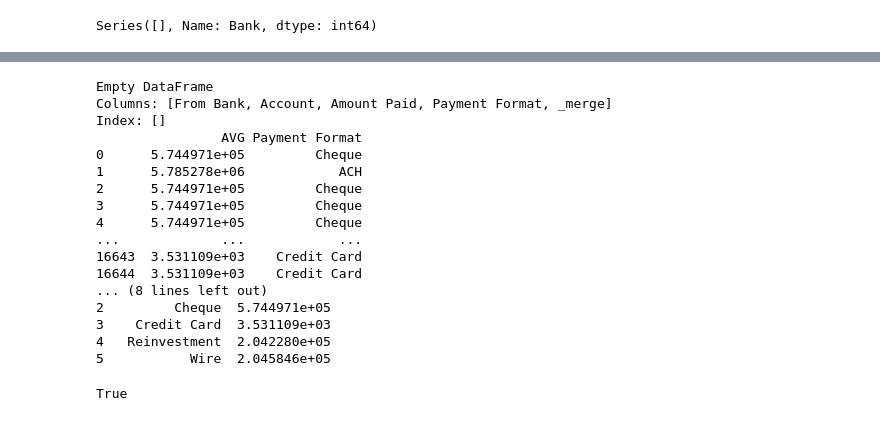
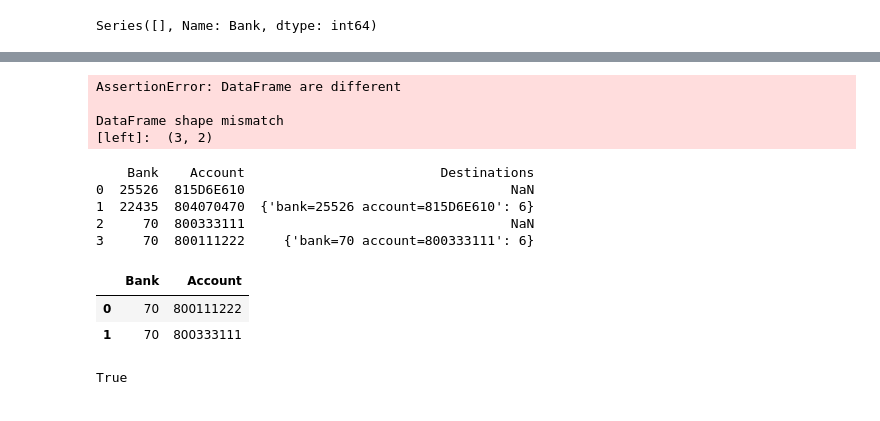
Before and after one commit to Bmorseletto/Tp-Grupal, a Jupyter notebook: money-laundering-analysis.ipynb, the cells around one changed output, grey strips where cells are left out. Cells and saved outputs as stored; diff of their text form; code cells hidden in the pictures.

```diff
--- a/money-laundering-analysis.ipynb
+++ b/money-laundering-analysis.ipynb
@@ -203,36 +211,32 @@ result_q3 = pd.read_csv(f"./output/q3_output_{INPUT_ID}.csv")
 q3_comp1=lower_trans_usd_sept_2nd_with_avg_df.sort_values(by=["From Bank", "Account", "Payment Format", "Amount Paid"], ascending=True).reset_index(drop=True)
 q3_comp2=result_q3.sort_values(by=["From Bank", "Account", "Payment Format", "Amount Paid"], ascending=True).reset_index(drop=True).round(2)
 df = q3_comp1[q3_comp2.columns].merge(q3_comp2, on=q3_comp2.columns.tolist(), how='outer', suffixes=['', '_'], indicator=True)
-print(df[df['_merge'] != 'both'])
-print(trans_usd_sept_2nd_with_avg_df[["AVG", "Payment Format"]])
-print(avg_amounts_per_type)
 assert_frame_equal(q3_comp1[q3_comp2.columns], q3_comp2)
-# %% [output]
-Empty DataFrame
-Columns: [From Bank, Account, Amount Paid, Payment Format, _merge]
-Index: []
-                AVG Payment Format
-0      5.744971e+05         Cheque
-1      5.785278e+06            ACH
-2      5.744971e+05         Cheque
-3      5.744971e+05         Cheque
-4      5.744971e+05         Cheque
-...             ...            ...
-16643  3.531109e+03    Credit Card
-16644  3.531109e+03    Credit Card
-... (8 lines left out)
-2         Cheque  5.744971e+05
-3    Credit Card  3.531109e+03
-4   Reinvestment  2.042280e+05
-5           Wire  2.045846e+05
 # %%
-result_q4 = pd.read_csv('./output/q4_output_0.csv').rename(columns={'From Bank': 'Bank'})
+result_q4 = pd.read_csv(f'./output/q4_output_{INPUT_ID}.csv').rename(columns={'From Bank': 'Bank'})
 q4_comp1 = unique_accounts.sort_values(by=["Bank", "Account"], ascending=True).reset_index(drop=True)
 q4_comp2 = result_q4[unique_accounts.columns].sort_values(by=["Bank", "Account"], ascending=True).reset_index(drop=True)
 q4_comp1['Account'] = q4_comp1['Account'].astype(str)
 q4_comp2['Account'] = q4_comp2['Account'].astype(str)
 
 assert_frame_equal(q4_comp1, q4_comp2)
+# %% [output]
+AssertionError: DataFrame are different
+
+DataFrame shape mismatch
+[left]:  (3, 2)
+# %%
+print(result_q4)
+q4_comp1
+# %% [output]
+    Bank    Account                         Destinations
+0  25526  815D6E610                                  NaN
+1  22435  804070470  {'bank=25526 account=815D6E610': 6}
+2     70  800333111                                  NaN
+3     70  800111222     {'bank=70 account=800333111': 6}
+|  | Bank | Account |
+| 0 | 70 | 800111222 |
+| 1 | 70 | 800333111 |
 # %%
 df = pd.read_csv(f'./output/q5_output_{INPUT_ID}.csv', header=None)
 valor_unico = df.iloc[0, 0]
```
Also changed, not shown: parts of 14 cells of this notebook, 12 other files.
